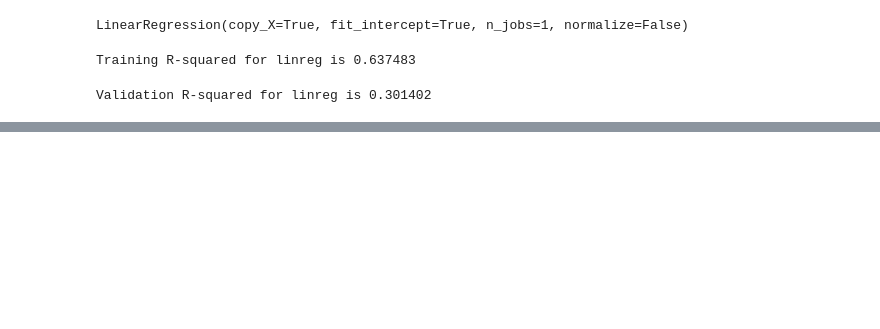
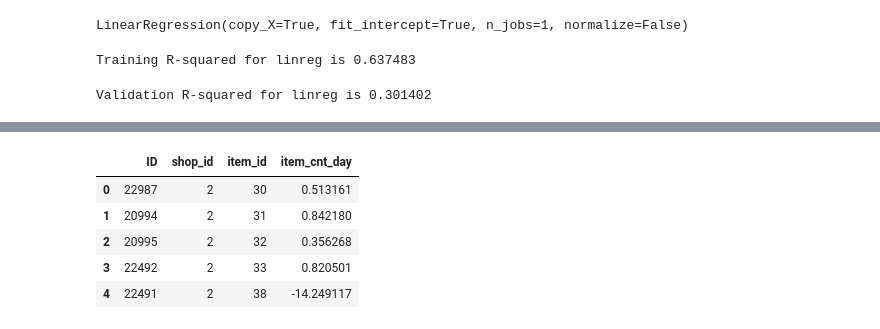
Before and after one commit to rsyarif/PredictSales, a Jupyter notebook: PredictSales_v2.ipynb, the cells around one changed output, grey strips where cells are left out. Drawn from its saved outputs; the diff is of its cells as text; code cells hidden in the pictures; blank space fills up the shorter version.

```diff
--- a/PredictSales_v2.ipynb
+++ b/PredictSales_v2.ipynb
@@ -255,0 +306,2 @@ Validation R-squared for LightGBM is 0.369458
+# %%
+pred_submit = model.predict(x_test)
@@ -255,0 +312,2 @@ Validation R-squared for LightGBM is 0.369458
+# %%
+y_test = pd.DataFrame(pred_submit,columns=['item_cnt_day'])
@@ -255,0 +333,2 @@ Validation R-squared for LightGBM is 0.369458
+# %%
+test_sorted = test.sort_values(by=groupby_list).reset_index(drop=True)
@@ -255,0 +344,11 @@ Validation R-squared for LightGBM is 0.369458
+# %%
+submit = pd.concat([test_sorted,y_test],axis=1)
+# %%
+submit.head()
+# %% [output]
+|  | ID | shop_id | item_id | item_cnt_day |
+| 0 | 22987 | 2 | 30 | 0.513161 |
+| 1 | 20994 | 2 | 31 | 0.842180 |
+| 2 | 20995 | 2 | 32 | 0.356268 |
+| 3 | 22492 | 2 | 33 | 0.820501 |
+| 4 | 22491 | 2 | 38 | -14.249117 |
```
Also changed, not shown: parts of 17 cells of this notebook, 2 other files.
